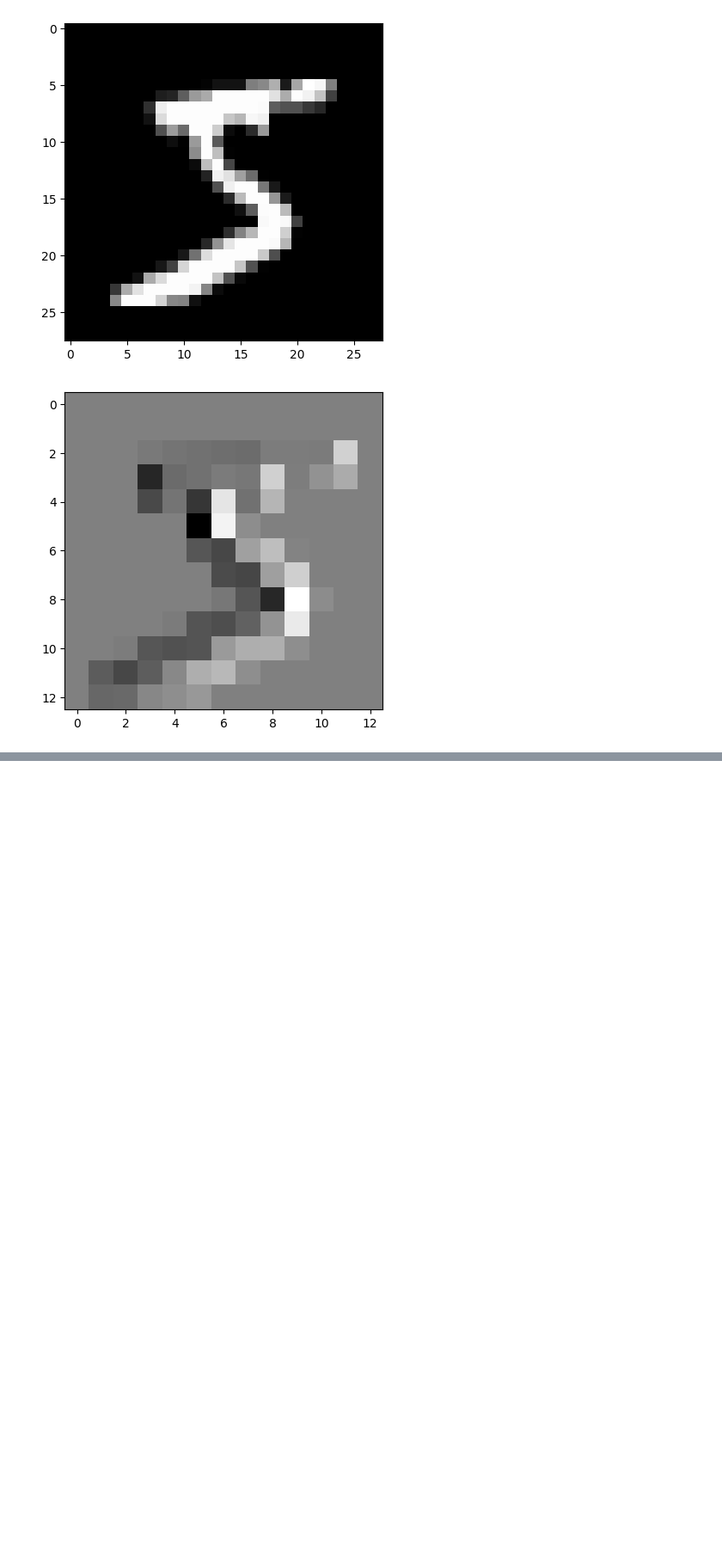
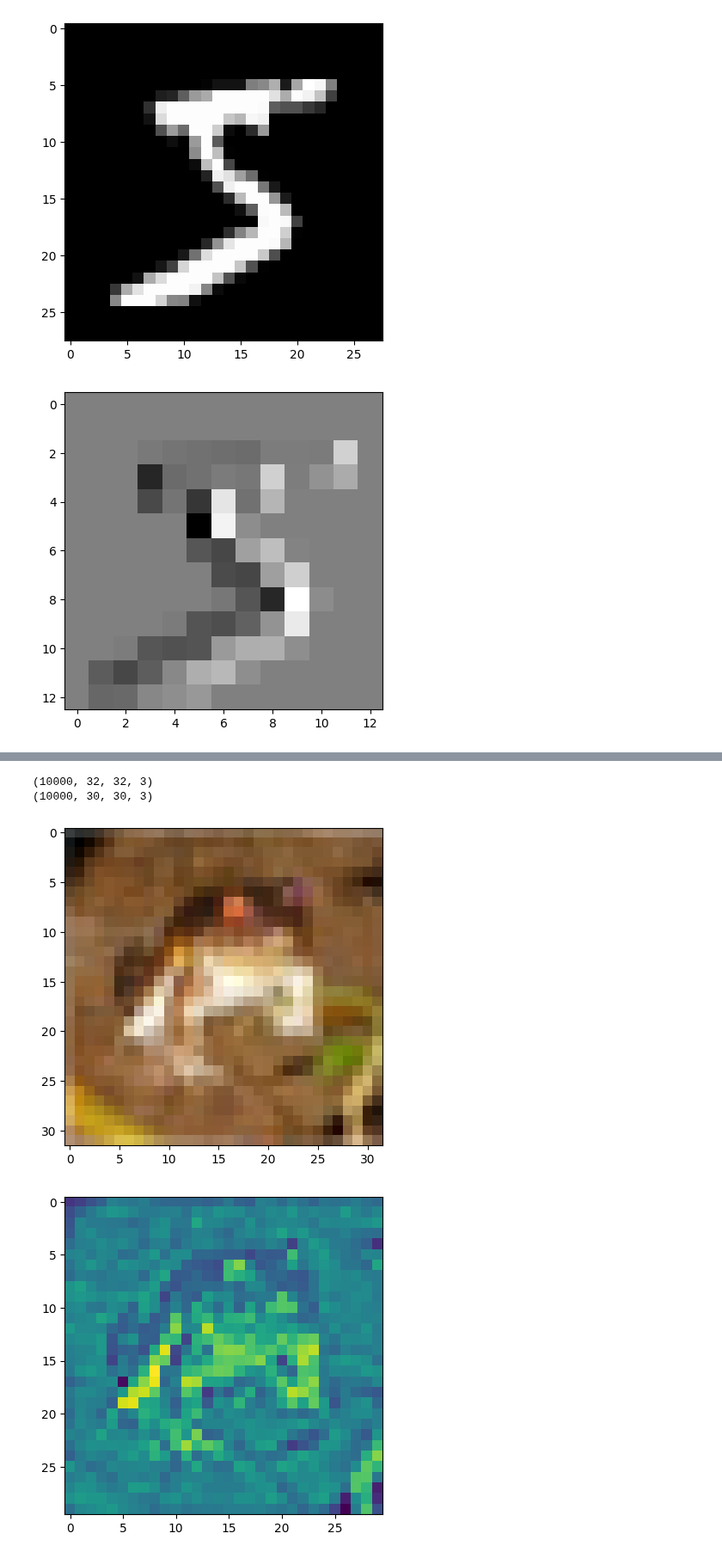
Before and after one commit to bsbanotto/holbertonschool-machine_learning, a Jupyter notebook: math/0x03-convolutions_and_pooling/convolutions_and_pooling.ipynb, the cells around one changed output, grey strips where cells are left out. Shown at 86% size. Saved outputs shown, nothing was run; the diff lists cells and outputs as text; code cells hidden in the pictures; blank space fills up the shorter version.

```diff
--- a/math/0x03-convolutions_and_pooling/convolutions_and_pooling.ipynb
+++ b/math/0x03-convolutions_and_pooling/convolutions_and_pooling.ipynb
@@ -280,0 +448,25 @@ plt.show()
+# %%
+# 5-main
+dataset = np.load('../../supervised_learning/data/animals_1.npz')
+images = dataset['data']
+print(images.shape)
+kernels = np.array([[[[0, 1, 1], [0, 1, 1], [0, 1, 1]], [[-1, 0, 1], [-1, 0, 1], [-1, 0, 1]], [[0, -1, 1], [0, -1, 1], [0, -1, 1]]],
+                    [[[-1, 1, 0], [-1, 1, 0], [-1, 1, 0]], [[5, 0, 0], [5, 0, 0], [5, 0, 0]], [[-1, -1, 0], [-1, -1, 0], [-1, -1, 0]]],
+                    [[[0, 1, -1], [0, 1, -1], [0, 1, -1]], [[-1, 0, -1], [-1, 0, -1], [-1, 0, -1]], [[0, -1, -1], [0, -1, -1], [0, -1, -1]]]])
+
+images_conv = convolve(images, kernels, padding='valid')
+print(images_conv.shape)
+
+plt.imshow(images[0])
+plt.show()
+plt.imshow(images_conv[0, :, :, 0])
+plt.show()
+plt.imshow(images_conv[0, :, :, 1])
+plt.show()
+plt.imshow(images_conv[0, :, :, 2])
+plt.show()
+# %% [output]
+(10000, 32, 32, 3)
+(10000, 30, 30, 3)
+[figure, added]
+[figure, added]
```
Also changed, not shown: parts of 4 cells of this notebook, 2 other files.
